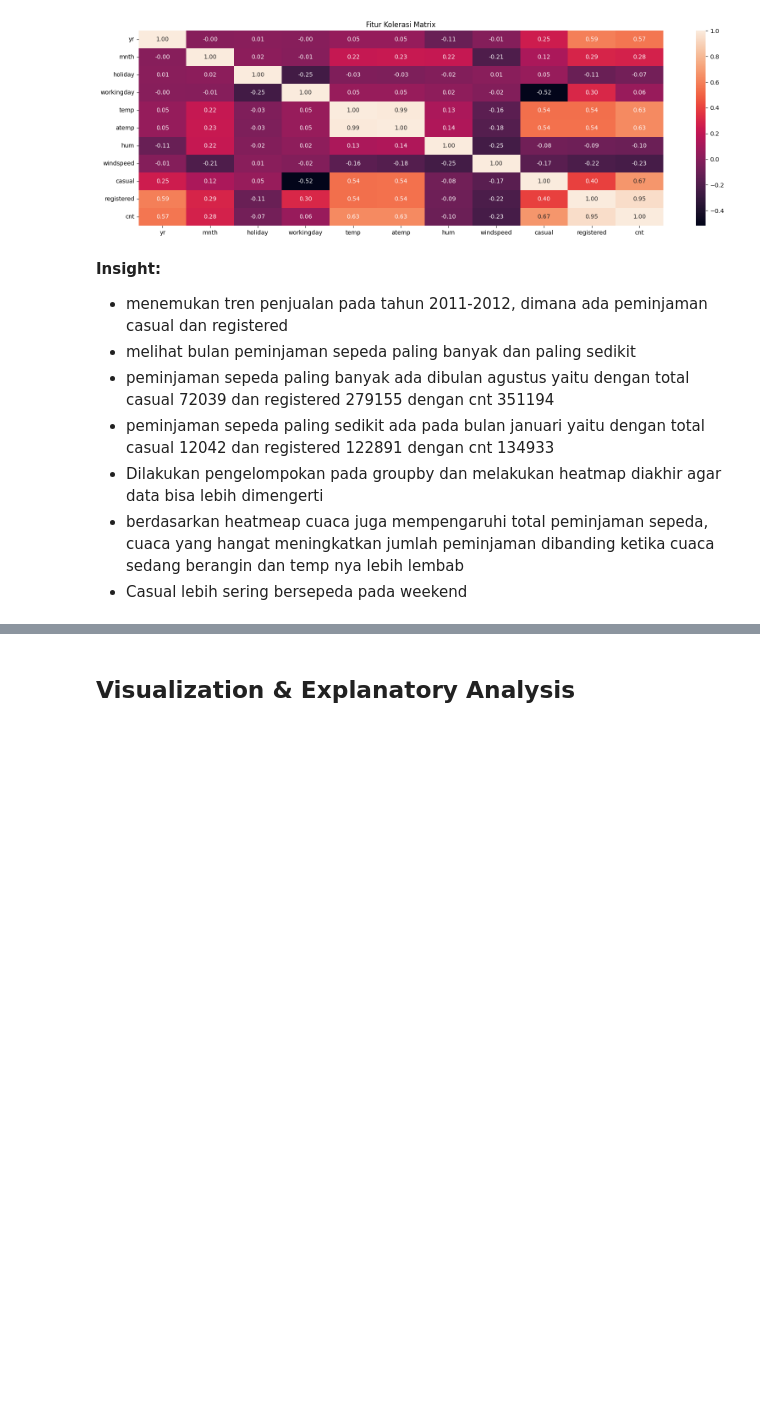
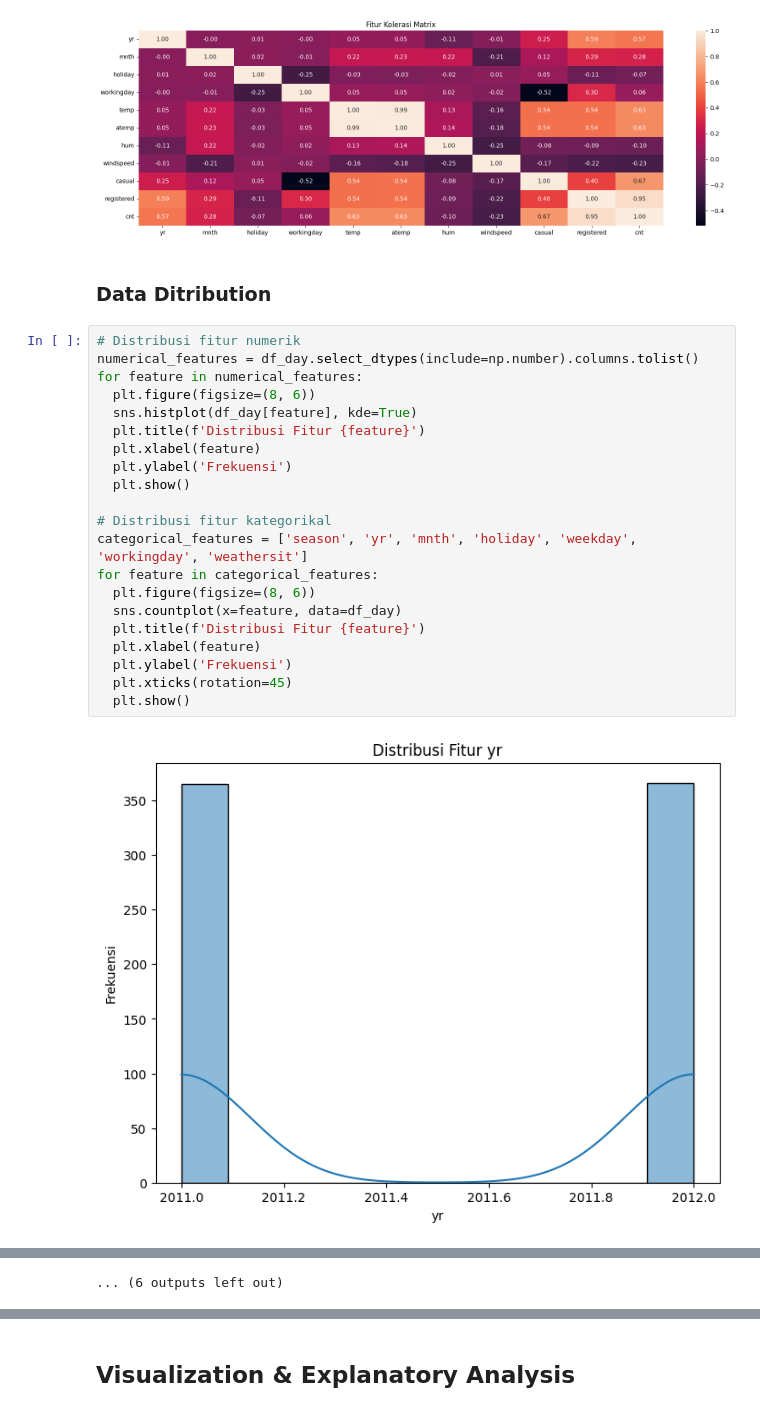
Before and after one commit to SailaJuliaa/Proyek_analisisData, a Jupyter notebook: notebook.ipynb, the cells around one changed output, grey strips where cells are left out. Cells and saved outputs as stored; diff of their text form; blank space fills up the shorter version.

```diff
--- a/notebook.ipynb
+++ b/notebook.ipynb
@@ -341,12 +220,28 @@ plt.title("Fitur Kolerasi Matrix")
 plt.show()
 # %% [output]
 [figure]
-# %% [markdown]
-**Insight:**
-- menemukan tren penjualan pada tahun 2011-2012, dimana ada peminjaman casual dan registered
-- melihat bulan peminjaman sepeda paling banyak dan paling sedikit
-- peminjaman sepeda paling banyak ada dibulan agustus yaitu dengan total casual 72039 dan registered	279155	dengan cnt 351194
-- peminjaman sepeda paling sedikit ada pada bulan januari yaitu dengan total casual 12042 dan registered	122891 dengan cnt	134933
-- Dilakukan pengelompokan pada groupby dan melakukan heatmap diakhir agar data bisa lebih dimengerti
-- berdasarkan heatmeap cuaca juga mempengaruhi total peminjaman sepeda, cuaca yang hangat meningkatkan jumlah peminjaman dibanding ketika cuaca sedang berangin dan temp nya lebih lembab
-- Casual lebih sering bersepeda pada weekend
+# %% [markdown]
+### Data Ditribution
+# %%
+# Distribusi fitur numerik
+numerical_features = df_day.select_dtypes(include=np.number).columns.tolist()
+for feature in numerical_features:
+  plt.figure(figsize=(8, 6))
+  sns.histplot(df_day[feature], kde=True)
+  plt.title(f'Distribusi Fitur {feature}')
+  plt.xlabel(feature)
+  plt.ylabel('Frekuensi')
+  plt.show()
+
+# Distribusi fitur kategorikal
+categorical_features = ['season', 'yr', 'mnth', 'holiday', 'weekday', 'workingday', 'weathersit']
+for feature in categorical_features:
+  plt.figure(figsize=(8, 6))
+  sns.countplot(x=feature, data=df_day)
+  plt.title(f'Distribusi Fitur {feature}')
+  plt.xlabel(feature)
+  plt.ylabel('Frekuensi')
+  plt.xticks(rotation=45)
+  plt.show()
+# %% [output]
+[figure, added]
@@ -352,0 +259 @@ plt.show()
+... (6 outputs left out)
```
Also changed, not shown: parts of 44 cells of this notebook.
